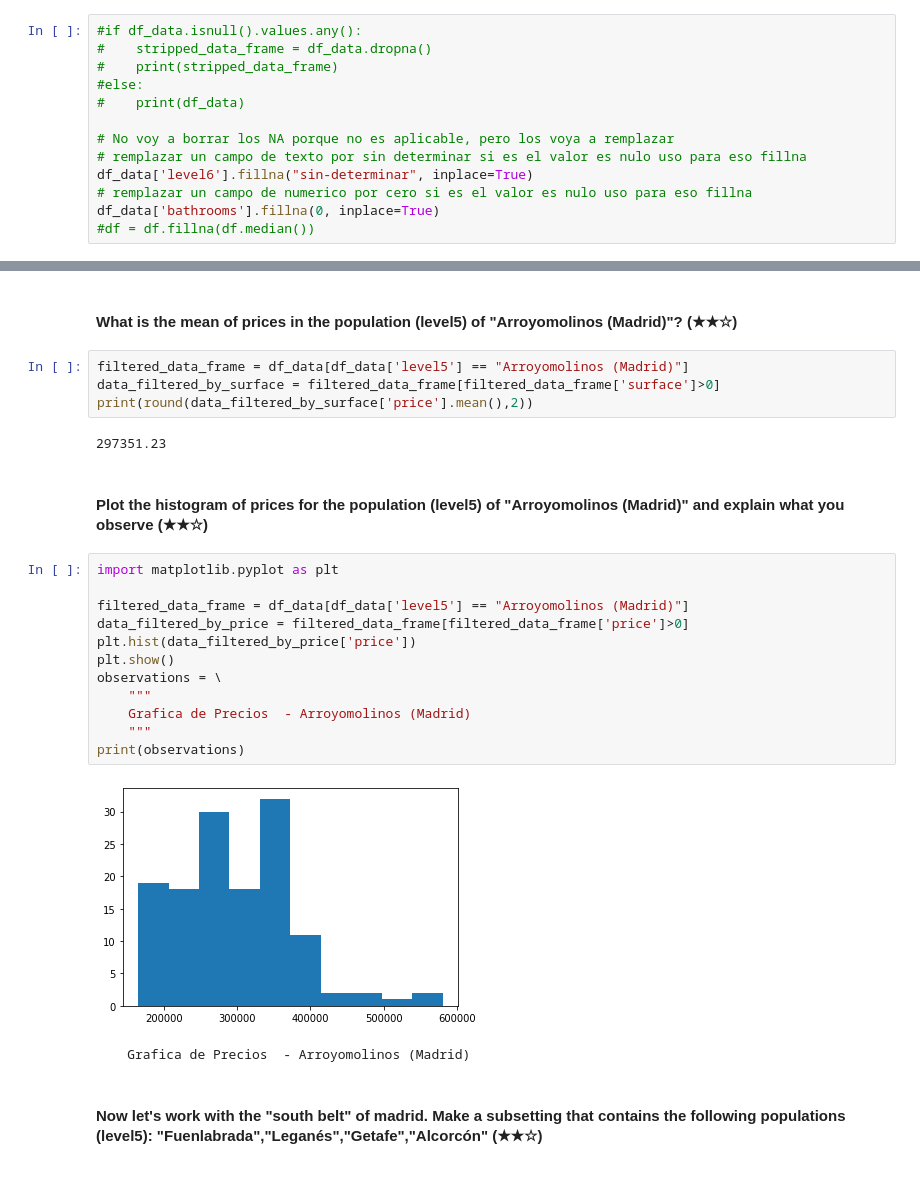
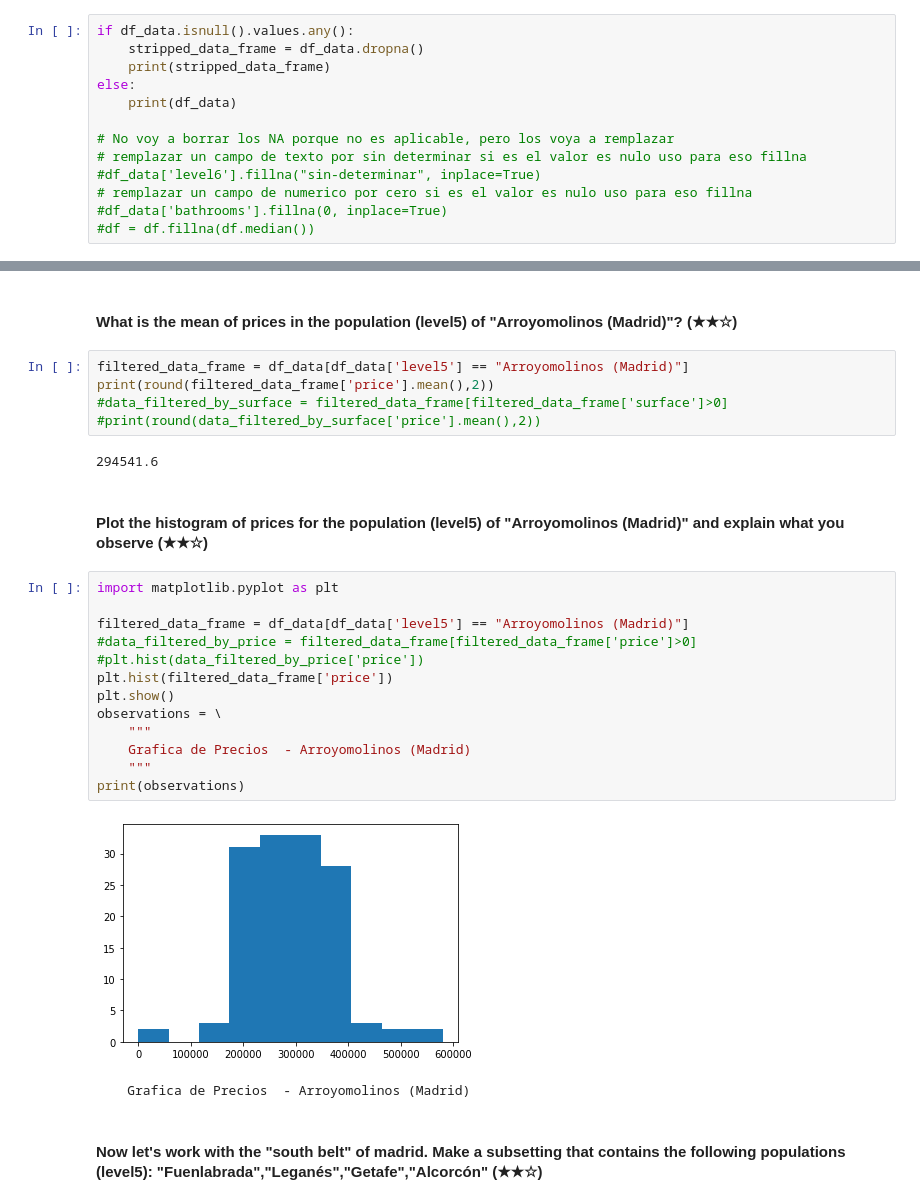
Before and after one commit to mronqui/realestate-datacleanup-exercise, a Jupyter notebook: project.ipynb, the cells around one changed output, grey strips where cells are left out. Drawn from its saved outputs; the diff is of its cells as text.

Commit message:
tema de prints

```diff
--- a/project.ipynb
+++ b/project.ipynb
@@ -116,15 +99,15 @@ dtype: int64
 # %% [markdown]
 #### Delete the NAs of the dataset, if applicable (★★☆)
 # %%
-#if df_data.isnull().values.any():
-#    stripped_data_frame = df_data.dropna()
-#    print(stripped_data_frame)
-#else:
-#    print(df_data)
+if df_data.isnull().values.any():
+    stripped_data_frame = df_data.dropna()
+    print(stripped_data_frame)
+else:
+    print(df_data)
 
 # No voy a borrar los NA porque no es aplicable, pero los voya a remplazar
 # remplazar un campo de texto por sin determinar si es el valor es nulo uso para eso fillna
-df_data['level6'].fillna("sin-determinar", inplace=True)
+#df_data['level6'].fillna("sin-determinar", inplace=True)
 # remplazar un campo de numerico por cero si es el valor es nulo uso para eso fillna
-df_data['bathrooms'].fillna(0, inplace=True)
+#df_data['bathrooms'].fillna(0, inplace=True)
 #df = df.fillna(df.median())
@@ -132,26 +121,28 @@ df_data['bathrooms'].fillna(0, inplace=True)
 #### What is the mean of prices in the population (level5) of "Arroyomolinos (Madrid)"? (★★☆)
 # %%
 filtered_data_frame = df_data[df_data['level5'] == "Arroyomolinos (Madrid)"]
-data_filtered_by_surface = filtered_data_frame[filtered_data_frame['surface']>0]
-print(round(data_filtered_by_surface['price'].mean(),2))
+print(round(filtered_data_frame['price'].mean(),2))
+#data_filtered_by_surface = filtered_data_frame[filtered_data_frame['surface']>0]
+#print(round(data_filtered_by_surface['price'].mean(),2))
 # %% [output]
-297351.23
+294541.6
 # %% [markdown]
 #### Plot the histogram of prices for the population (level5) of "Arroyomolinos (Madrid)" and explain what you observe (★★☆)
 # %%
 import matplotlib.pyplot as plt
 
 filtered_data_frame = df_data[df_data['level5'] == "Arroyomolinos (Madrid)"]
-data_filtered_by_price = filtered_data_frame[filtered_data_frame['price']>0]
-plt.hist(data_filtered_by_price['price'])
+#data_filtered_by_price = filtered_data_frame[filtered_data_frame['price']>0]
+#plt.hist(data_filtered_by_price['price'])
+plt.hist(filtered_data_frame['price'])
 plt.show()
 observations = \
     """
     Grafica de Precios  - Arroyomolinos (Madrid)
     """
 print(observations)
 # %% [output]
-[figure, old version]
+[figure, new version]
     Grafica de Precios  - Arroyomolinos (Madrid)
 # %% [markdown]
 #### Now let's work with the "south belt" of madrid. Make a subsetting that contains the following populations (level5): "Fuenlabrada","Leganés","Getafe","Alcorcón" (★★☆)
```
Also changed, not shown: parts of 15 cells of this notebook, 1 other file.
